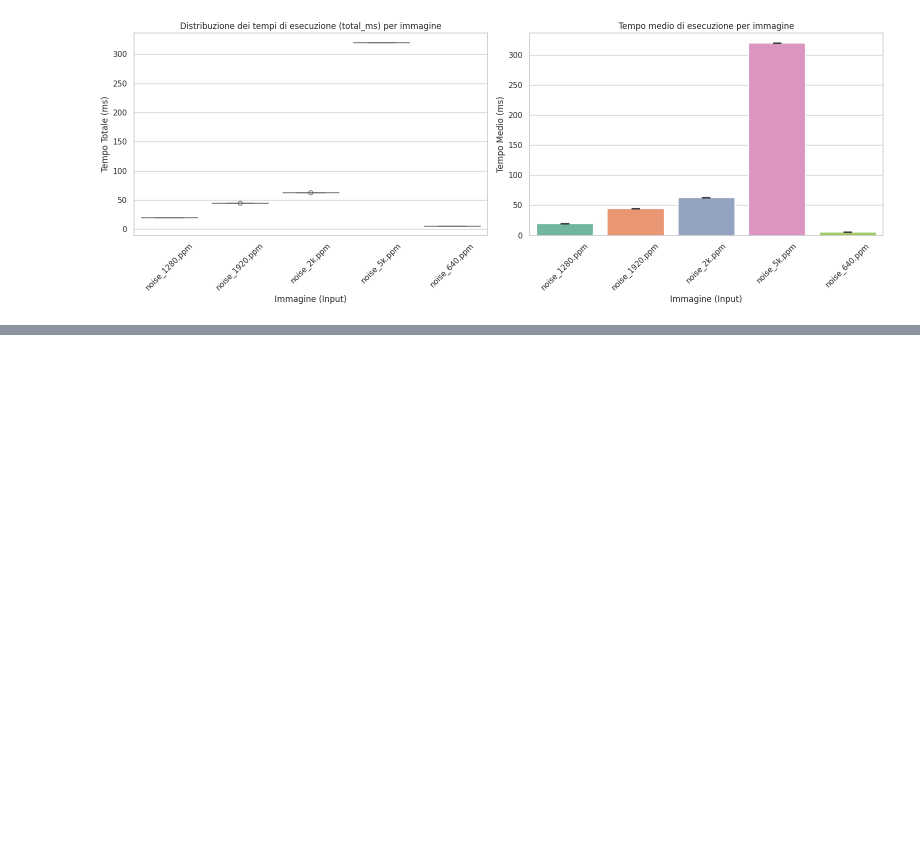
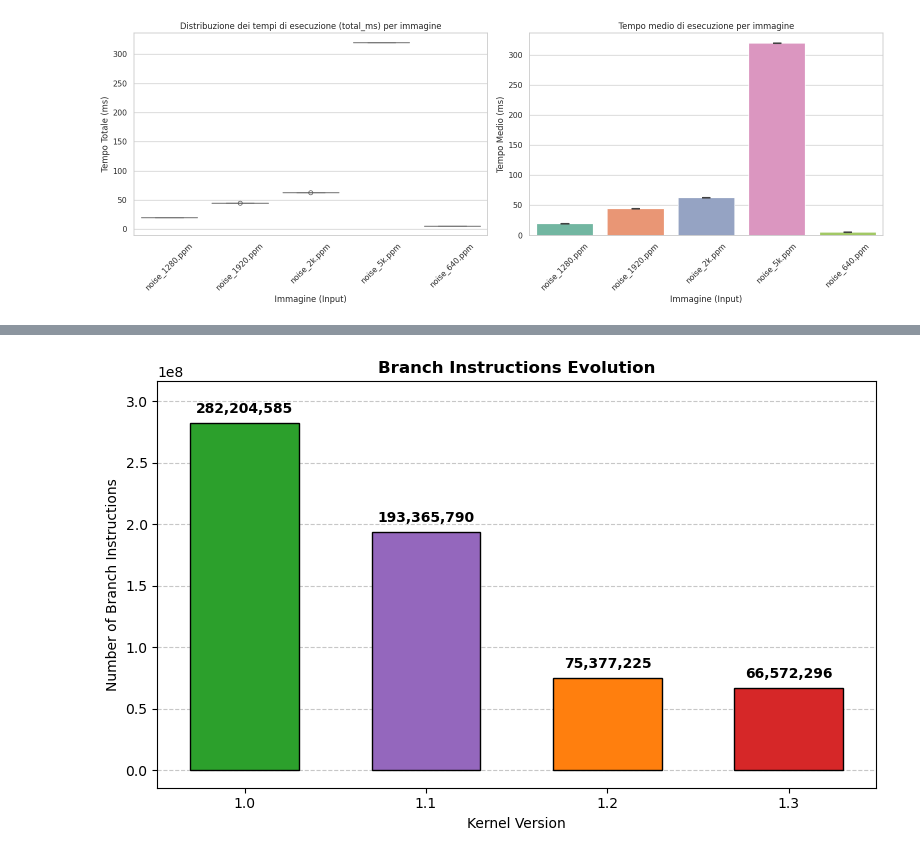
Before and after one commit to lorenzo-marranini/Computer-Architecture-Project, a Jupyter notebook: gpu/gpu_analysis/csv/plotter.ipynb, the cells around one changed output, grey strips where cells are left out. Saved outputs shown, nothing was run; the diff lists cells and outputs as text; code cells hidden in the pictures; blank space fills up the shorter version.

```diff
--- a/gpu/gpu_analysis/csv/plotter.ipynb
+++ b/gpu/gpu_analysis/csv/plotter.ipynb
@@ -338,0 +516,53 @@ plt.show()
+# %%
+import pandas as pd
+import matplotlib.pyplot as plt
+
+# 1. Read data
+df = pd.read_csv('branch_istructions.csv')
+
+# 2. Clean data: remove dots and convert to integer
+df['Branch Istructions'] = df['Branch Istructions'].str.replace('.', '').astype(int)
+df['Version'] = df['Version'].astype(str)
+
+# 3. Colors for each version (Green, Purple, Orange, Red)
+colors = ['#2ca02c', '#9467bd', '#ff7f0e', '#d62728']
+
+# 4. Create the figure
+plt.figure(figsize=(8, 5))
+
+# Create the bar chart
+plt.bar(df['Version'], df['Branch Istructions'],
+        color=colors, edgecolor='black', width=0.6, zorder=2)
+
+# 5. Add exact values on top of the bars
+# Calculate a small offset to detach text from the top of the bar
+y_offset = df['Branch Istructions'].max() * 0.02
+
+for x, y in zip(df['Version'], df['Branch Istructions']):
+    # Format the number with commas for English standard
+    text_label = f"{y:,}"
+    plt.text(x, y + y_offset, text_label, ha='center', va='bottom', fontsize=10, fontweight='bold', color='black')
+
+# 6. Aesthetic customization with English labels
+plt.title('Branch Instructions Evolution', fontsize=12, fontweight='bold')
+plt.xlabel('Kernel Version', fontsize=10)
+plt.ylabel('Number of Branch Instructions', fontsize=10)
+
+# Add grid only on the Y-axis for better readability
+plt.grid(axis='y', linestyle='--', alpha=0.7, zorder=1)
+
+# --- MODIFICA CHIAVE PER LA SCALA Y ---
+# Invece di partire da 0 esatto, calcoliamo un margine inferiore negativo (es. -5% del valore massimo)
+# per dare respiro alle colonne più basse
+margine_inferiore = -(df['Branch Istructions'].max() * 0.05)
+plt.ylim(bottom=margine_inferiore, top=df['Branch Istructions'].max() + (y_offset * 6))
+# ---------------------------------------
+
+# Optimize layout
+plt.tight_layout()
+
+# Save and show the image
+plt.savefig('branch_instructions_histogram_en_spaced.png', dpi=300)
+plt.show()
+# %% [output]
+[figure, added]
```
Also changed, not shown: parts of 8 cells of this notebook, 32 other files.
